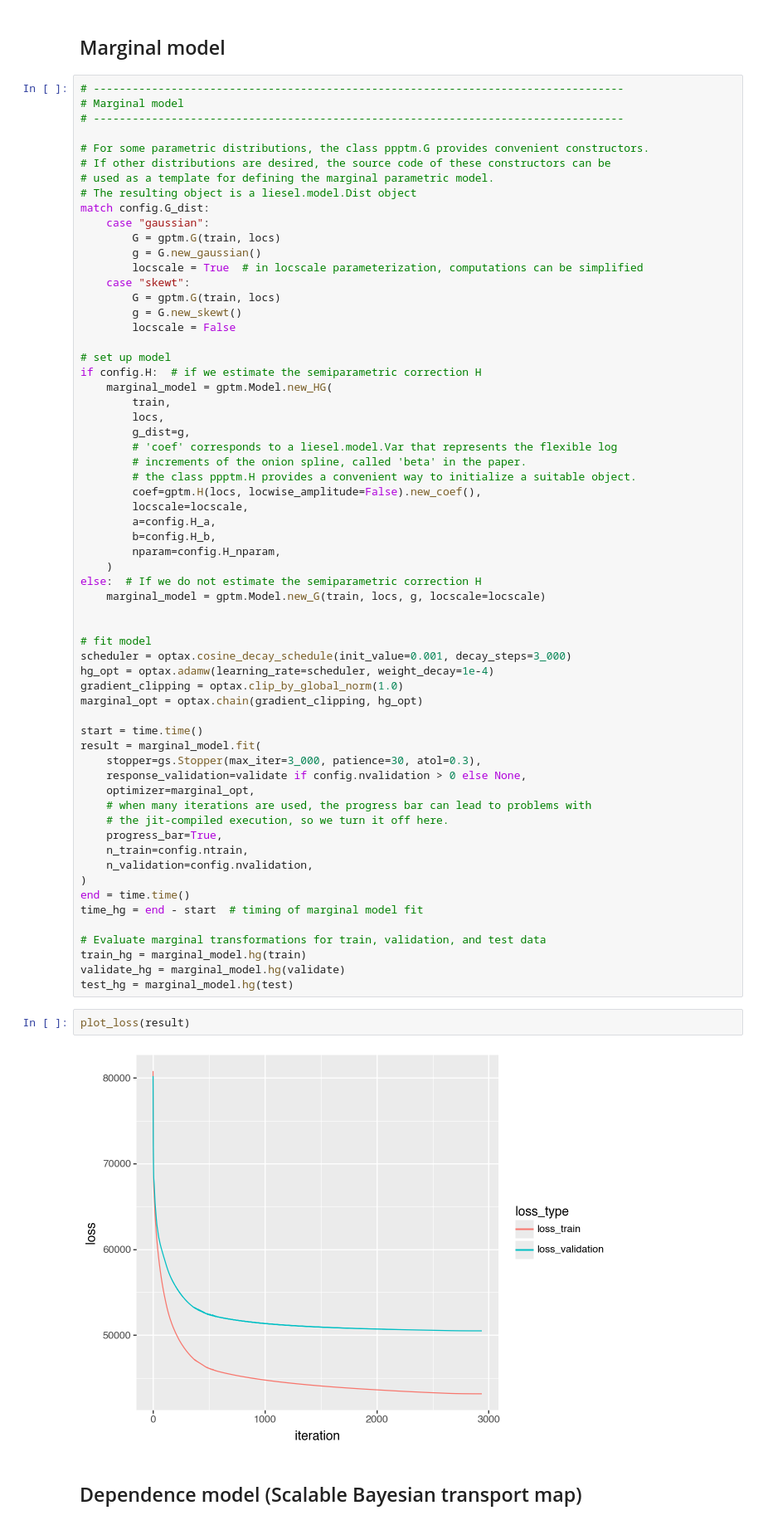
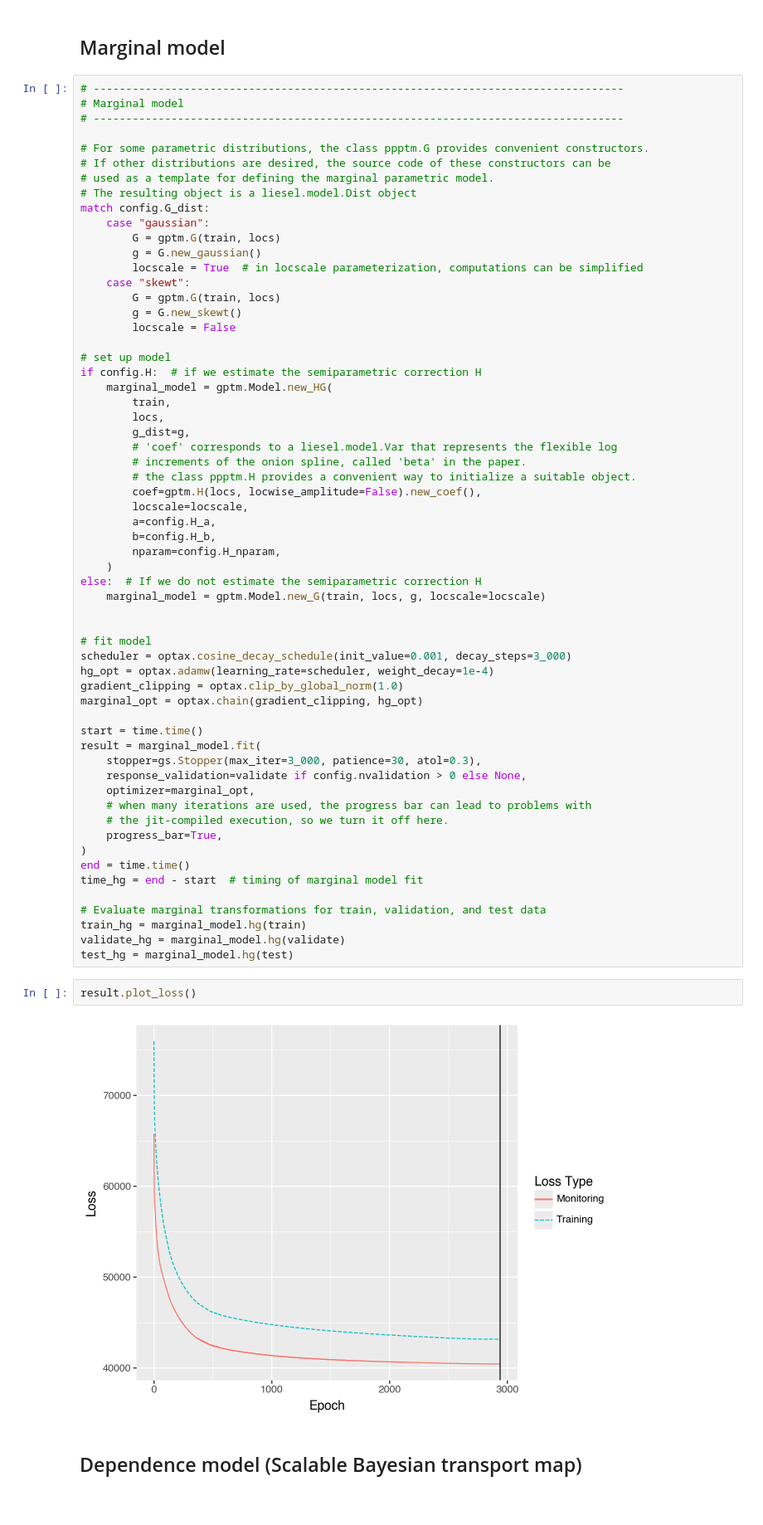
Before and after one commit to jobrachem/ppptm, a Jupyter notebook: demo/global.ipynb, the cells around one changed output. Shown at 83% size. Cells and saved outputs as stored; diff of their text form.

```diff
--- a/demo/global.ipynb
+++ b/demo/global.ipynb
@@ -229,8 +229,6 @@ result = marginal_model.fit(
     # when many iterations are used, the progress bar can lead to problems with
     # the jit-compiled execution, so we turn it off here.
     progress_bar=True,
-    n_train=config.ntrain,
-    n_validation=config.nvalidation,
 )
 end = time.time()
 time_hg = end - start  # timing of marginal model fit
@@ -240,9 +238,9 @@ train_hg = marginal_model.hg(train)
 validate_hg = marginal_model.hg(validate)
 test_hg = marginal_model.hg(test)
 # %%
-plot_loss(result)
+result.plot_loss()
 # %% [output]
-[figure, old version]
+[figure, new version]
 # %% [markdown]
 ## Dependence model (Scalable Bayesian transport map)
 # %%
```
Also changed, not shown: 3 other files.
